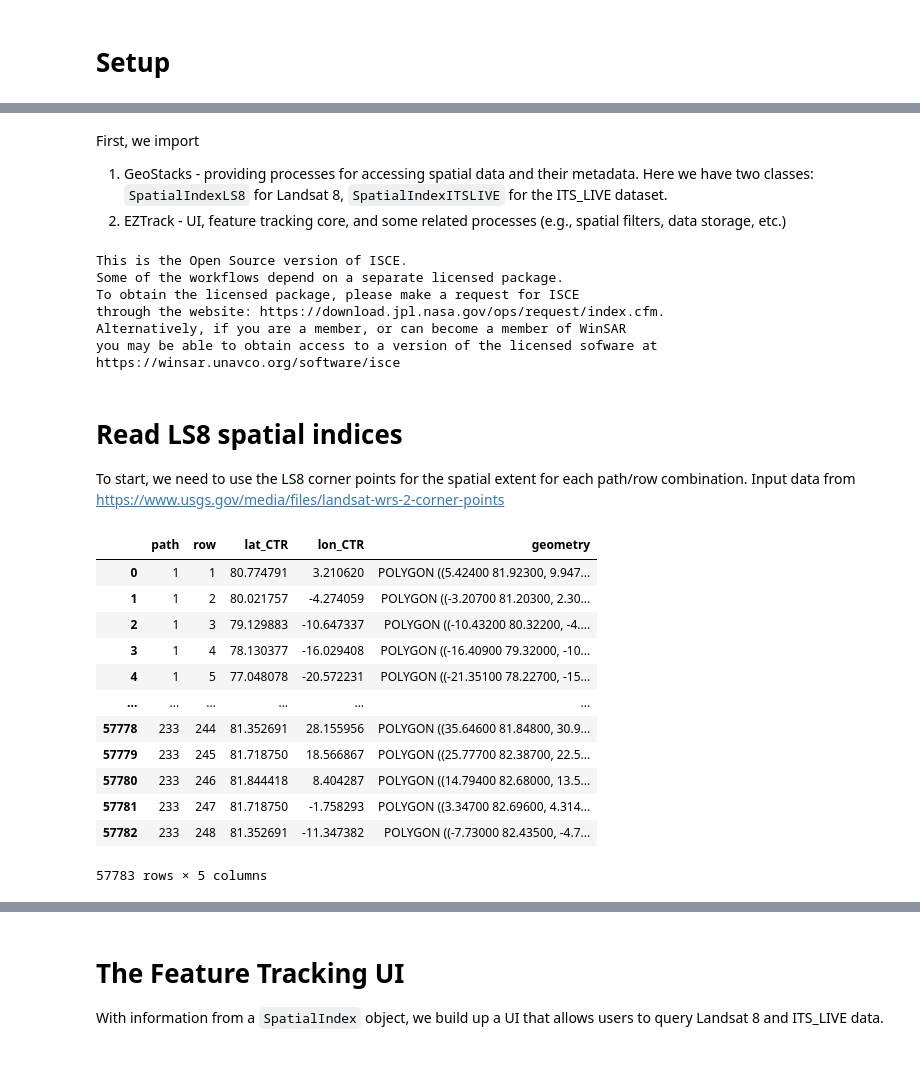
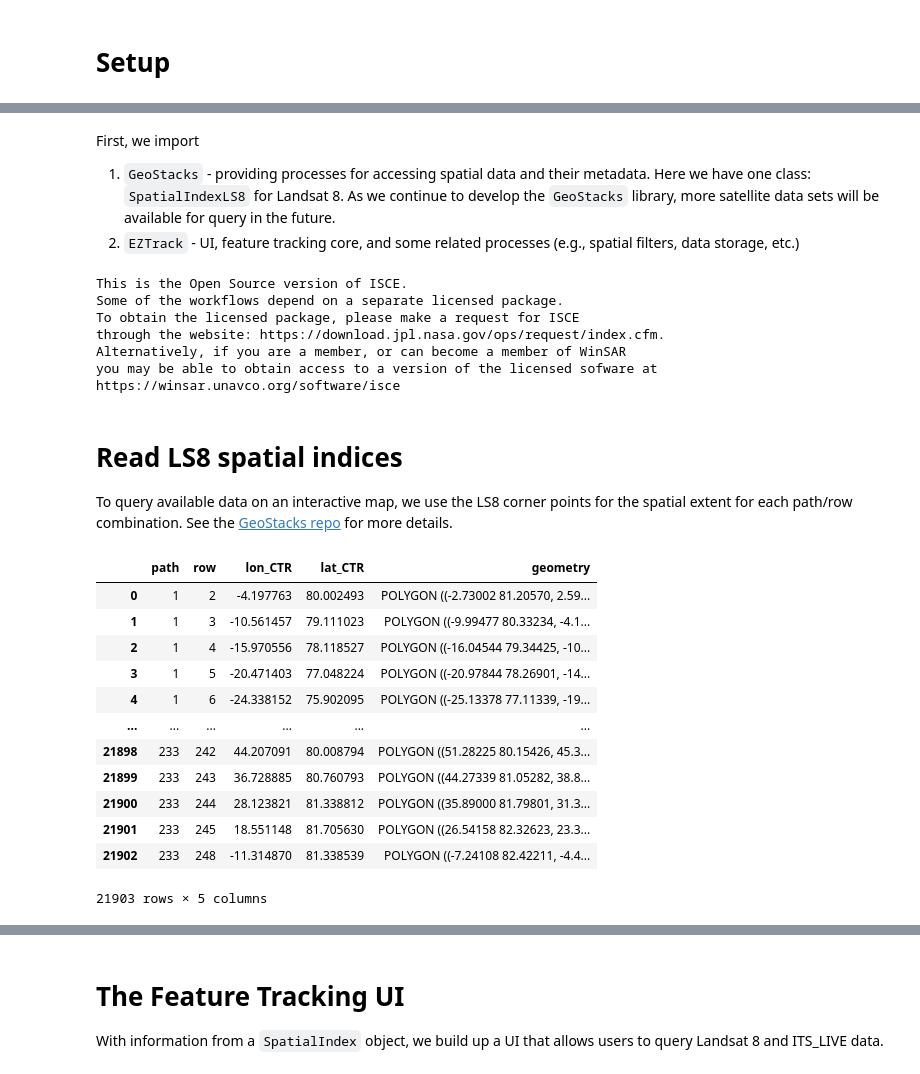
Before and after one commit to whyjz/EZ-FeatureTrack, a Jupyter notebook: notebooks/WZ_01_mapping_ice_flow_velocity.ipynb, the cells around one changed output, grey strips where cells are left out. Saved outputs shown, nothing was run; the diff lists cells and outputs as text; code cells hidden in the pictures.

Commit message:
Update LS8 spatial index and start to set up param panel

```diff
--- a/notebooks/WZ_01_mapping_ice_flow_velocity.ipynb
+++ b/notebooks/WZ_01_mapping_ice_flow_velocity.ipynb
@@ -88,5 +90,5 @@ The template is licensed under a <a href="http://creativecommons.org/licenses/by
 # %% [markdown]
 First, we import
-1. GeoStacks - providing processes for accessing spatial data and their metadata. Here we have two classes: `SpatialIndexLS8` for Landsat 8, `SpatialIndexITSLIVE` for the ITS_LIVE dataset.
-2. EZTrack - UI, feature tracking core, and some related processes (e.g., spatial filters, data storage, etc.)
+1. `GeoStacks` - providing processes for accessing spatial data and their metadata. Here we have one class: `SpatialIndexLS8` for Landsat 8. As we continue to develop the `GeoStacks` library, more satellite data sets will be available for query in the future.
+2. `EZTrack` - UI, feature tracking core, and some related processes (e.g., spatial filters, data storage, etc.)
 # %%
@@ -106,23 +113,23 @@ https://winsar.unavco.org/software/isce
 # %% [markdown]
 # Read LS8 spatial indices
 
-To start, we need to use the LS8 corner points for the spatial extent for each path/row combination. Input data from https://www.usgs.gov/media/files/landsat-wrs-2-corner-points
+To query available data on an interactive map, we use the LS8 corner points for the spatial extent for each path/row combination. See the [GeoStacks repo](https://github.com/geostacks/GeoStacks) for more details.
 # %%
-ls8_index = SpatialIndexLS8('./LS8_cornerPts.xlsx')
+ls8_index = SpatialIndexLS8('./LANDSAT_8_C1_cornerpoints.csv')
 ls8_index.read()
 ls8_index.footprint
 # %% [output]
-|  | path | row | lat_CTR | lon_CTR | geometry |
-| 0 | 1 | 1 | 80.774791 | 3.210620 | POLYGON ((5.42400 81.92300, 9.947... |
-| 1 | 1 | 2 | 80.021757 | -4.274059 | POLYGON ((-3.20700 81.20300, 2.30... |
-| 2 | 1 | 3 | 79.129883 | -10.647337 | POLYGON ((-10.43200 80.32200, -4.... |
-| 3 | 1 | 4 | 78.130377 | -16.029408 | POLYGON ((-16.40900 79.32000, -10... |
-| 4 | 1 | 5 | 77.048078 | -20.572231 | POLYGON ((-21.35100 78.22700, -15... |
+|  | path | row | lon_CTR | lat_CTR | geometry |
+| 0 | 1 | 2 | -4.197763 | 80.002493 | POLYGON ((-2.73002 81.20570, 2.59... |
+| 1 | 1 | 3 | -10.561457 | 79.111023 | POLYGON ((-9.99477 80.33234, -4.1... |
+| 2 | 1 | 4 | -15.970556 | 78.118527 | POLYGON ((-16.04544 79.34425, -10... |
+| 3 | 1 | 5 | -20.471403 | 77.048224 | POLYGON ((-20.97844 78.26901, -14... |
+| 4 | 1 | 6 | -24.338152 | 75.902095 | POLYGON ((-25.13378 77.11339, -19... |
 | ... | ... | ... | ... | ... | ... |
-| 57778 | 233 | 244 | 81.352691 | 28.155956 | POLYGON ((35.64600 81.84800, 30.9... |
-| 57779 | 233 | 245 | 81.718750 | 18.566867 | POLYGON ((25.77700 82.38700, 22.5... |
-| 57780 | 233 | 246 | 81.844418 | 8.404287 | POLYGON ((14.79400 82.68000, 13.5... |
-| 57781 | 233 | 247 | 81.718750 | -1.758293 | POLYGON ((3.34700 82.69600, 4.314... |
-| 57782 | 233 | 248 | 81.352691 | -11.347382 | POLYGON ((-7.73000 82.43500, -4.7... |
+| 21898 | 233 | 242 | 44.207091 | 80.008794 | POLYGON ((51.28225 80.15426, 45.3... |
+| 21899 | 233 | 243 | 36.728885 | 80.760793 | POLYGON ((44.27339 81.05282, 38.8... |
+| 21900 | 233 | 244 | 28.123821 | 81.338812 | POLYGON ((35.89000 81.79801, 31.3... |
+| 21901 | 233 | 245 | 18.551148 | 81.705630 | POLYGON ((26.54158 82.32623, 23.3... |
+| 21902 | 233 | 248 | -11.314870 | 81.338539 | POLYGON ((-7.24108 82.42211, -4.4... |
-57783 rows × 5 columns
+21903 rows × 5 columns
 # %% [markdown]
```
Also changed, not shown: parts of 11 cells of this notebook, 3 other files.
